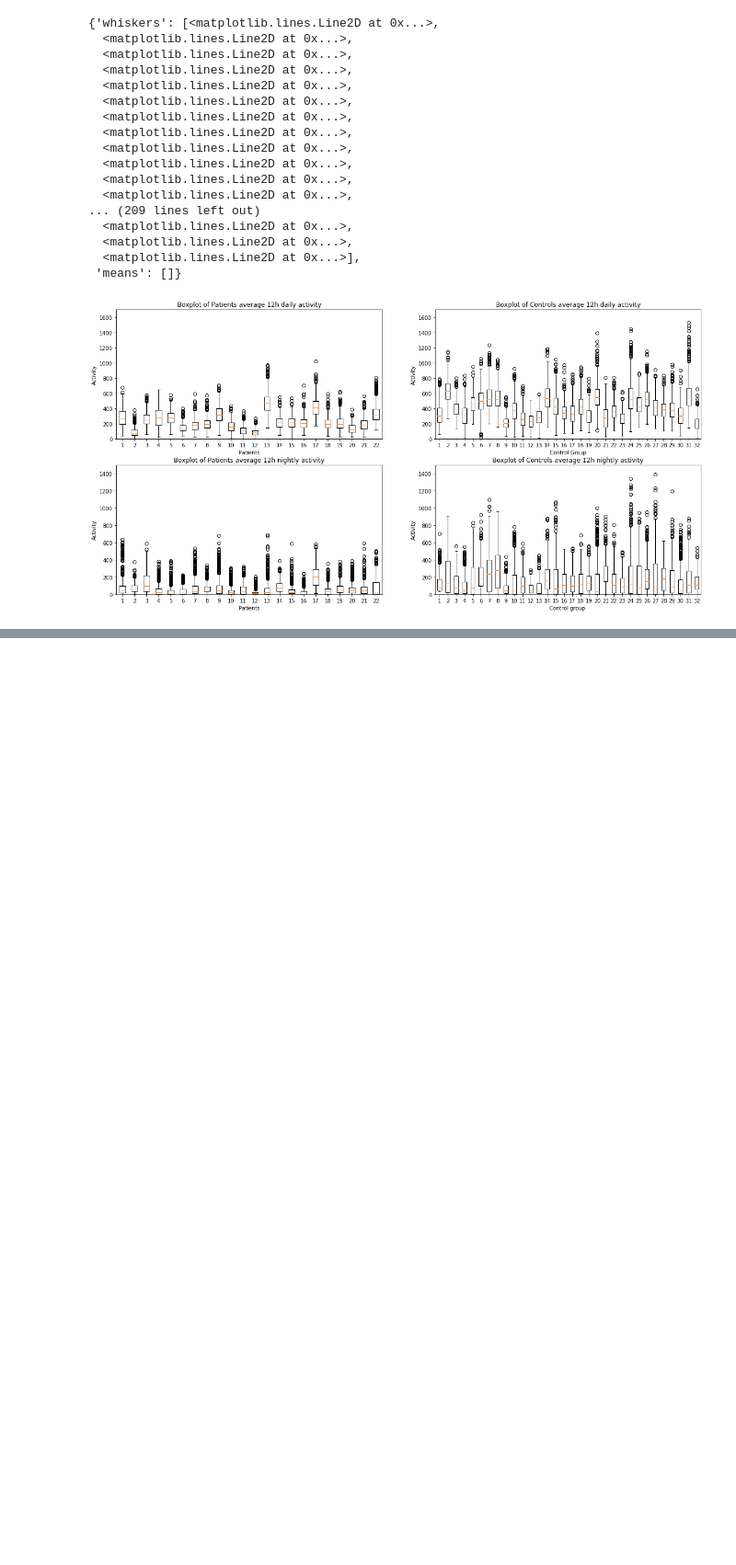
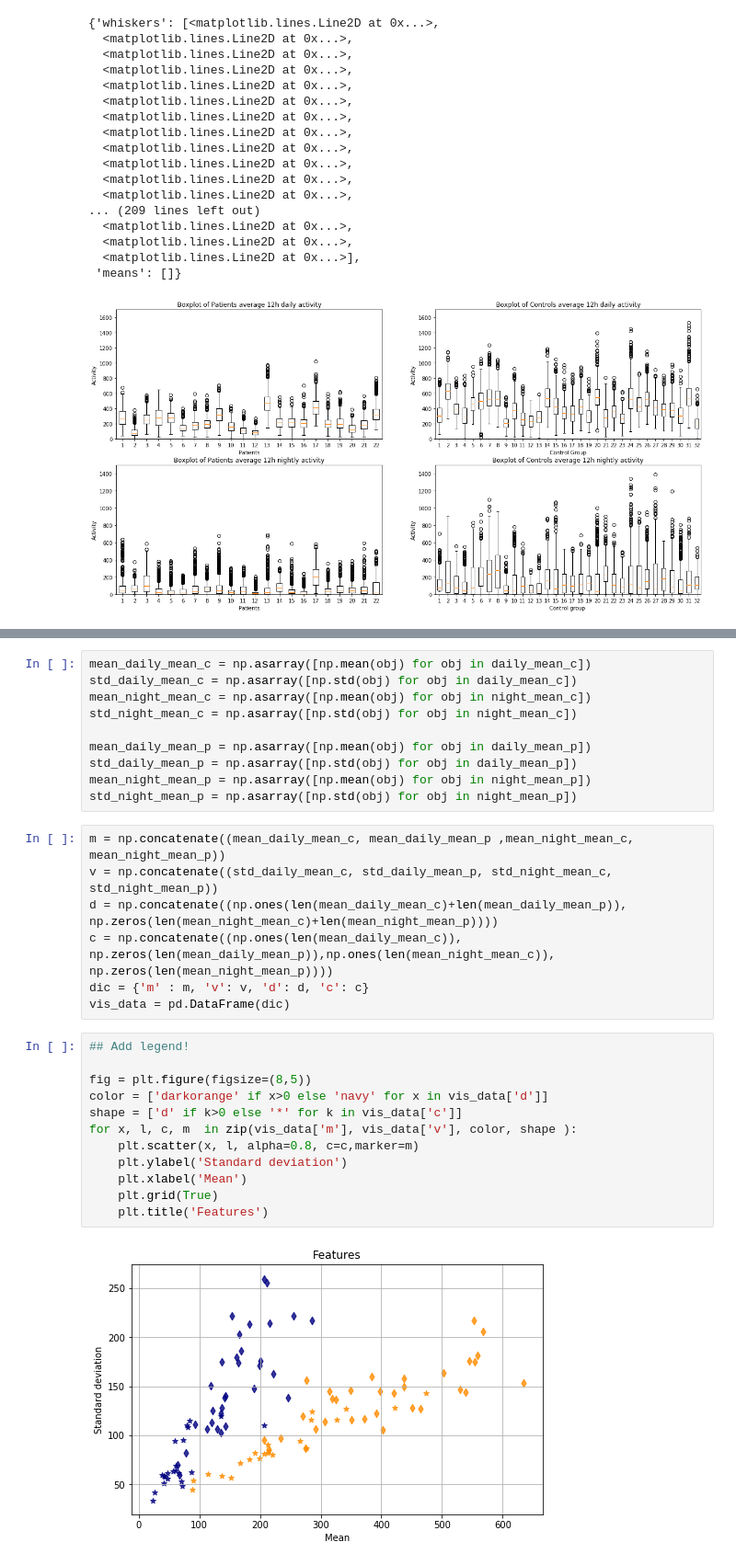
Before and after one commit to matthiasboeker/Shizophrenia_Depression_Project-, a Jupyter notebook: Notebooks/Schizophrenia_ts_explorative.ipynb, the cells around one changed output, grey strips where cells are left out. Shown at 92% size. Drawn from its saved outputs; the diff is of its cells as text; blank space fills up the shorter version.

```diff
--- a/Notebooks/Schizophrenia_ts_explorative.ipynb
+++ b/Notebooks/Schizophrenia_ts_explorative.ipynb
@@ -486,0 +801,31 @@ plt.plot(np.log(daily_mean_c[1]+1))
+# %%
+mean_daily_mean_c = np.asarray([np.mean(obj) for obj in daily_mean_c])
+std_daily_mean_c = np.asarray([np.std(obj) for obj in daily_mean_c])
+mean_night_mean_c = np.asarray([np.mean(obj) for obj in night_mean_c])
+std_night_mean_c = np.asarray([np.std(obj) for obj in night_mean_c])
+
+mean_daily_mean_p = np.asarray([np.mean(obj) for obj in daily_mean_p])
+std_daily_mean_p = np.asarray([np.std(obj) for obj in daily_mean_p])
+mean_night_mean_p = np.asarray([np.mean(obj) for obj in night_mean_p])
+std_night_mean_p = np.asarray([np.std(obj) for obj in night_mean_p])
+# %%
+m = np.concatenate((mean_daily_mean_c, mean_daily_mean_p ,mean_night_mean_c, mean_night_mean_p))
+v = np.concatenate((std_daily_mean_c, std_daily_mean_p, std_night_mean_c, std_night_mean_p))
+d = np.concatenate((np.ones(len(mean_daily_mean_c)+len(mean_daily_mean_p)), np.zeros(len(mean_night_mean_c)+len(mean_night_mean_p))))
+c = np.concatenate((np.ones(len(mean_daily_mean_c)), np.zeros(len(mean_daily_mean_p)),np.ones(len(mean_night_mean_c)), np.zeros(len(mean_night_mean_p))))
+dic = {'m' : m, 'v': v, 'd': d, 'c': c}
+vis_data = pd.DataFrame(dic)
+# %%
+## Add legend!
+
+fig = plt.figure(figsize=(8,5))
+color = ['darkorange' if x>0 else 'navy' for x in vis_data['d']]
+shape = ['d' if k>0 else '*' for k in vis_data['c']]
+for x, l, c, m  in zip(vis_data['m'], vis_data['v'], color, shape ):
+    plt.scatter(x, l, alpha=0.8, c=c,marker=m)
+    plt.ylabel('Standard deviation')
+    plt.xlabel('Mean')
+    plt.grid(True)
+    plt.title('Features')
+# %% [output]
+[figure, added]
```
Also changed, not shown: parts of 15 cells of this notebook.
